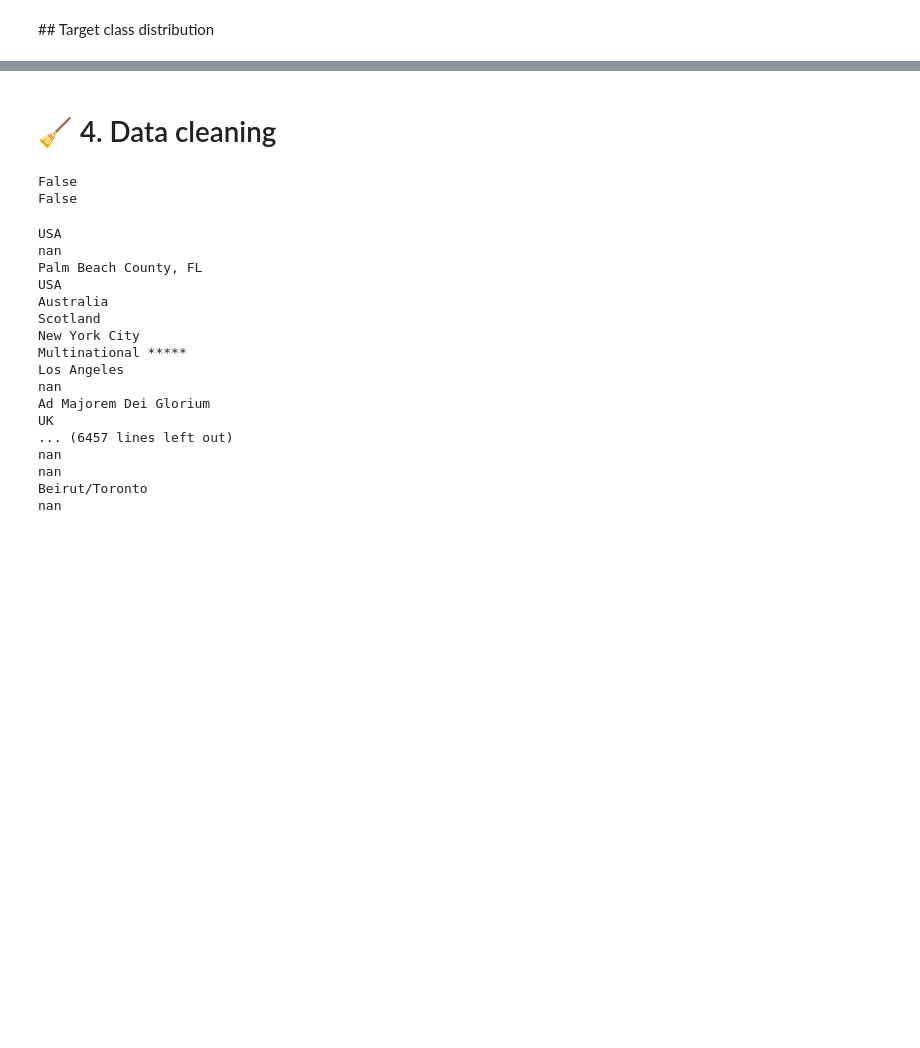
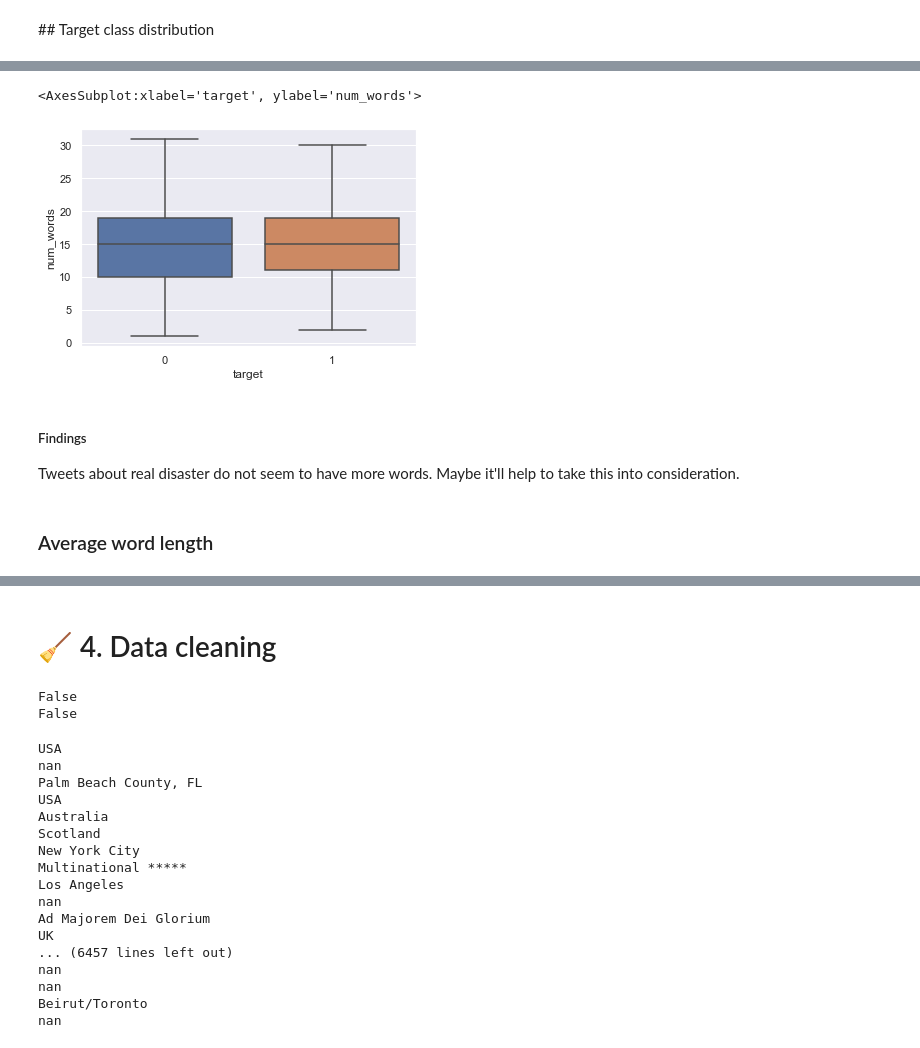
Before and after one commit to loicrouillermonay/DMML2020_Rolex, a Jupyter notebook: code/DMML2020_Rolex.ipynb, the cells around one changed output, grey strips where cells are left out. Drawn from its saved outputs; the diff is of its cells as text; code cells hidden in the pictures; blank space fills up the shorter version.

```diff
--- a/code/DMML2020_Rolex.ipynb
+++ b/code/DMML2020_Rolex.ipynb
@@ -85,0 +158,12 @@ train
+# %%
+train["num_words"] = train["text"].apply(lambda x: len(x.split()))
+# %%
+sns.boxplot(x='target', y='num_words', data=train)
+# %% [output]
+<AxesSubplot:xlabel='target', ylabel='num_words'>
+[figure, added]
+# %% [markdown]
+##### Findings
+Tweets about real disaster do not seem to have more words. Maybe it'll help to take this into consideration.
+# %% [markdown]
+### Average word length
```
Also changed, not shown: parts of 28 cells of this notebook.
